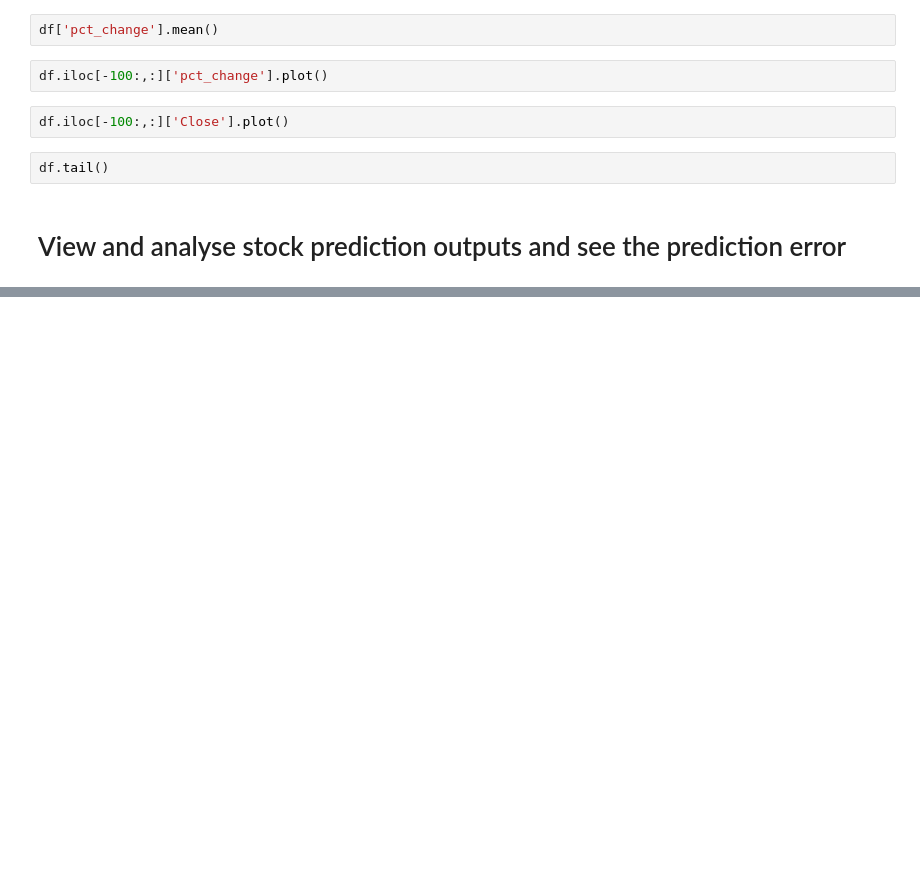
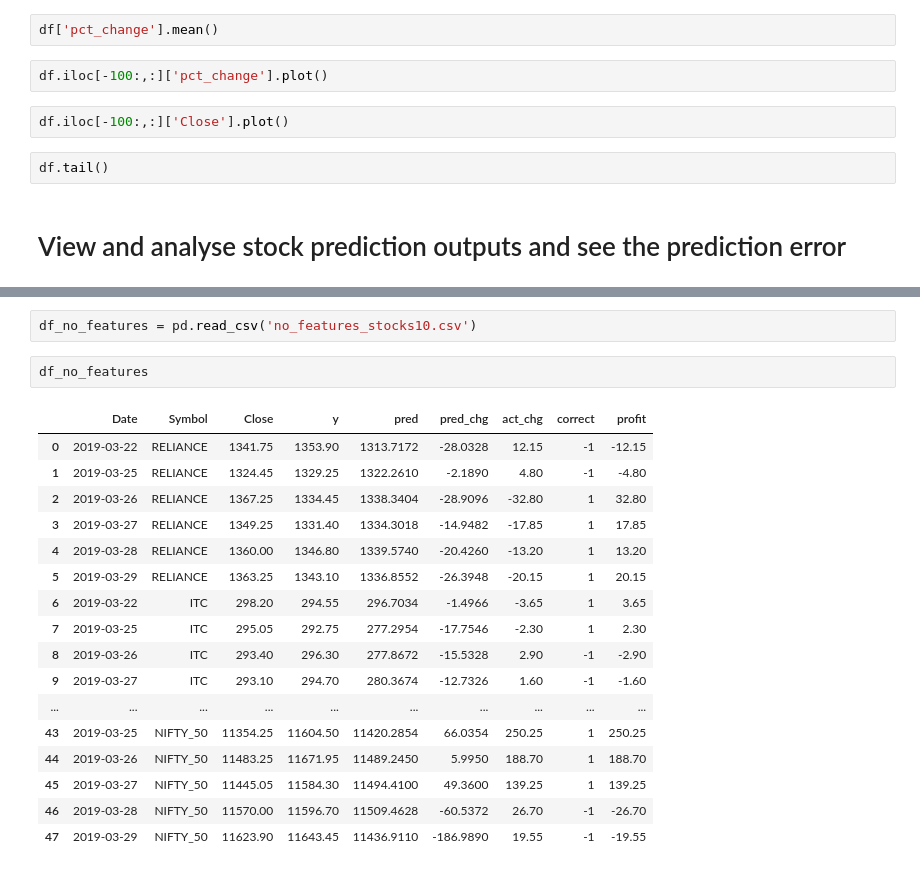
Before and after one commit to tildekarthik/stock_analysis, a Jupyter notebook: code/stock_data_visualization.ipynb, the cells around one changed output, grey strips where cells are left out. Drawn from its saved outputs; the diff is of its cells as text; blank space fills up the shorter version.

```diff
--- a/code/stock_data_visualization.ipynb
+++ b/code/stock_data_visualization.ipynb
@@ -181,0 +204,22 @@ temp
+# %%
+df_no_features = pd.read_csv('no_features_stocks10.csv')
+# %%
+df_no_features
+# %% [output]
+|  | Date | Symbol | Close | y | pred | pred_chg | act_chg | correct | profit |
+| 0 | 2019-03-22 | RELIANCE | 1341.75 | 1353.90 | 1313.7172 | -28.0328 | 12.15 | -1 | -12.15 |
+| 1 | 2019-03-25 | RELIANCE | 1324.45 | 1329.25 | 1322.2610 | -2.1890 | 4.80 | -1 | -4.80 |
+| 2 | 2019-03-26 | RELIANCE | 1367.25 | 1334.45 | 1338.3404 | -28.9096 | -32.80 | 1 | 32.80 |
+| 3 | 2019-03-27 | RELIANCE | 1349.25 | 1331.40 | 1334.3018 | -14.9482 | -17.85 | 1 | 17.85 |
+| 4 | 2019-03-28 | RELIANCE | 1360.00 | 1346.80 | 1339.5740 | -20.4260 | -13.20 | 1 | 13.20 |
+| 5 | 2019-03-29 | RELIANCE | 1363.25 | 1343.10 | 1336.8552 | -26.3948 | -20.15 | 1 | 20.15 |
+| 6 | 2019-03-22 | ITC | 298.20 | 294.55 | 296.7034 | -1.4966 | -3.65 | 1 | 3.65 |
+| 7 | 2019-03-25 | ITC | 295.05 | 292.75 | 277.2954 | -17.7546 | -2.30 | 1 | 2.30 |
+| 8 | 2019-03-26 | ITC | 293.40 | 296.30 | 277.8672 | -15.5328 | 2.90 | -1 | -2.90 |
+| 9 | 2019-03-27 | ITC | 293.10 | 294.70 | 280.3674 | -12.7326 | 1.60 | -1 | -1.60 |
+| ... | ... | ... | ... | ... | ... | ... | ... | ... | ... |
+| 43 | 2019-03-25 | NIFTY_50 | 11354.25 | 11604.50 | 11420.2854 | 66.0354 | 250.25 | 1 | 250.25 |
+| 44 | 2019-03-26 | NIFTY_50 | 11483.25 | 11671.95 | 11489.2450 | 5.9950 | 188.70 | 1 | 188.70 |
+| 45 | 2019-03-27 | NIFTY_50 | 11445.05 | 11584.30 | 11494.4100 | 49.3600 | 139.25 | 1 | 139.25 |
+| 46 | 2019-03-28 | NIFTY_50 | 11570.00 | 11596.70 | 11509.4628 | -60.5372 | 26.70 | -1 | -26.70 |
+| 47 | 2019-03-29 | NIFTY_50 | 11623.90 | 11643.45 | 11436.9110 | -186.9890 | 19.55 | -1 | -19.55 |
```
Also changed, not shown: parts of 10 cells of this notebook, 3 other files.
